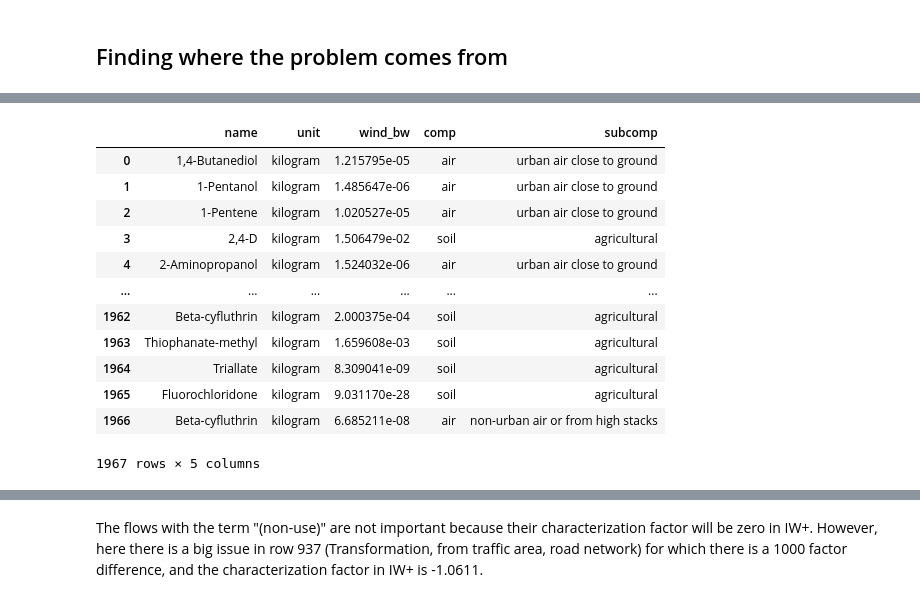
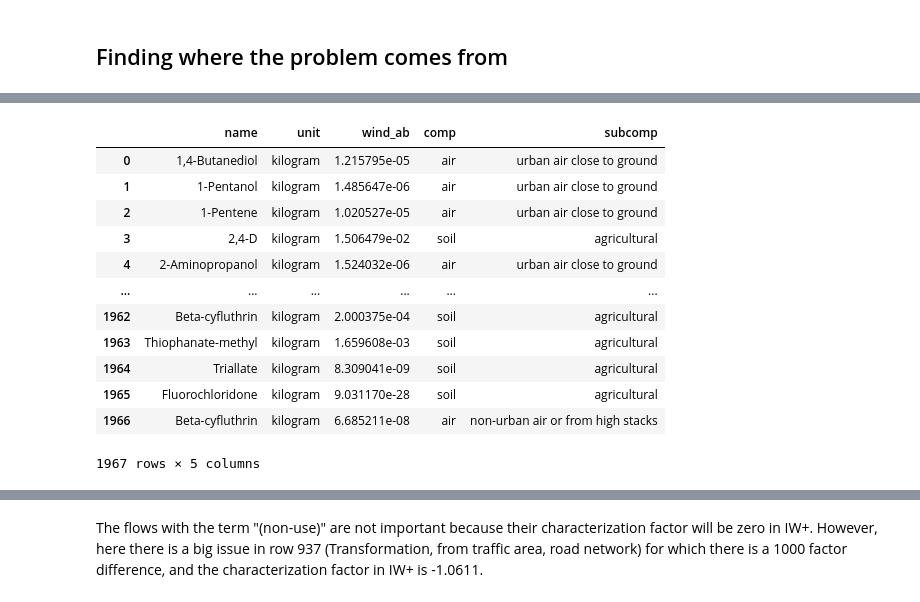
Before and after one commit to matthieu-str/ES_MOO_validation, a Jupyter notebook: test_basics.ipynb, the cells around one changed output, grey strips where cells are left out. Cells and saved outputs as stored; diff of their text form; code cells hidden in the pictures.

```diff
--- a/test_basics.ipynb
+++ b/test_basics.ipynb
@@ -262,17 +263,17 @@ def replace_empty_str(x):
     else:
         return x
 # %%
-wind_bw_inventory = pd.read_csv("../ES_MOO_validation/AB_results/WT-2-MW_Inventory.csv")
+wind_ab_inventory = pd.read_csv("../ES_MOO_validation/AB_results/WT-2-MW_Inventory.csv")
 # %%
-wind_bw_inventory[['comp', 'subcomp']] = wind_bw_inventory['categories'].str.split(',', 1, expand=True)
-wind_bw_inventory['comp'] = wind_bw_inventory['comp'].map(lambda x: x.lstrip("('").rstrip("')"))
-wind_bw_inventory['subcomp'] = wind_bw_inventory['subcomp'].map(lambda x: x.lstrip(" '").rstrip("')"))
-wind_bw_inventory['subcomp'] = wind_bw_inventory['subcomp'].apply(lambda x: replace_empty_str(x))
-wind_bw_inventory.drop(labels=["Unnamed: 0", "categories", "type", "database"], axis=1, inplace=True)
-wind_bw_inventory.rename(columns={"wind turbine construction,\n2MW, onshore | wind turbine,\n2MW, onshore | GLO |\necoinvent3.8 cut-off":"wind_bw"}, inplace=True)
-display(wind_bw_inventory)
+wind_ab_inventory[['comp', 'subcomp']] = wind_ab_inventory['categories'].str.split(',', 1, expand=True)
+wind_ab_inventory['comp'] = wind_ab_inventory['comp'].map(lambda x: x.lstrip("('").rstrip("')"))
+wind_ab_inventory['subcomp'] = wind_ab_inventory['subcomp'].map(lambda x: x.lstrip(" '").rstrip("')"))
+wind_ab_inventory['subcomp'] = wind_ab_inventory['subcomp'].apply(lambda x: replace_empty_str(x))
+wind_ab_inventory.drop(labels=["Unnamed: 0", "categories", "type", "database"], axis=1, inplace=True)
+wind_ab_inventory.rename(columns={"wind turbine construction,\n2MW, onshore | wind turbine,\n2MW, onshore | GLO |\necoinvent3.8 cut-off":"wind_ab"}, inplace=True)
+display(wind_ab_inventory)
 # %% [output]
-|  | name | unit | wind_bw | comp | subcomp |
+|  | name | unit | wind_ab | comp | subcomp |
 | 0 | 1,4-Butanediol | kilogram | 1.215795e-05 | air | urban air close to ground |
 | 1 | 1-Pentanol | kilogram | 1.485647e-06 | air | urban air close to ground |
 | 2 | 1-Pentene | kilogram | 1.020527e-05 | air | urban air close to ground |
```
Also changed, not shown: parts of 33 cells of this notebook.
